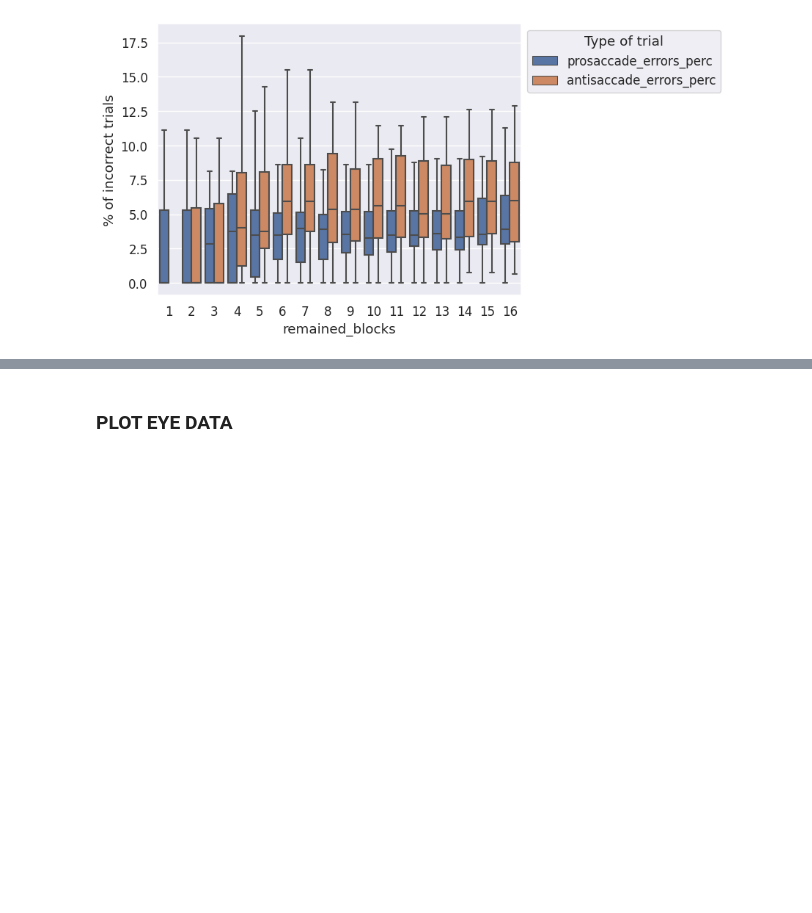
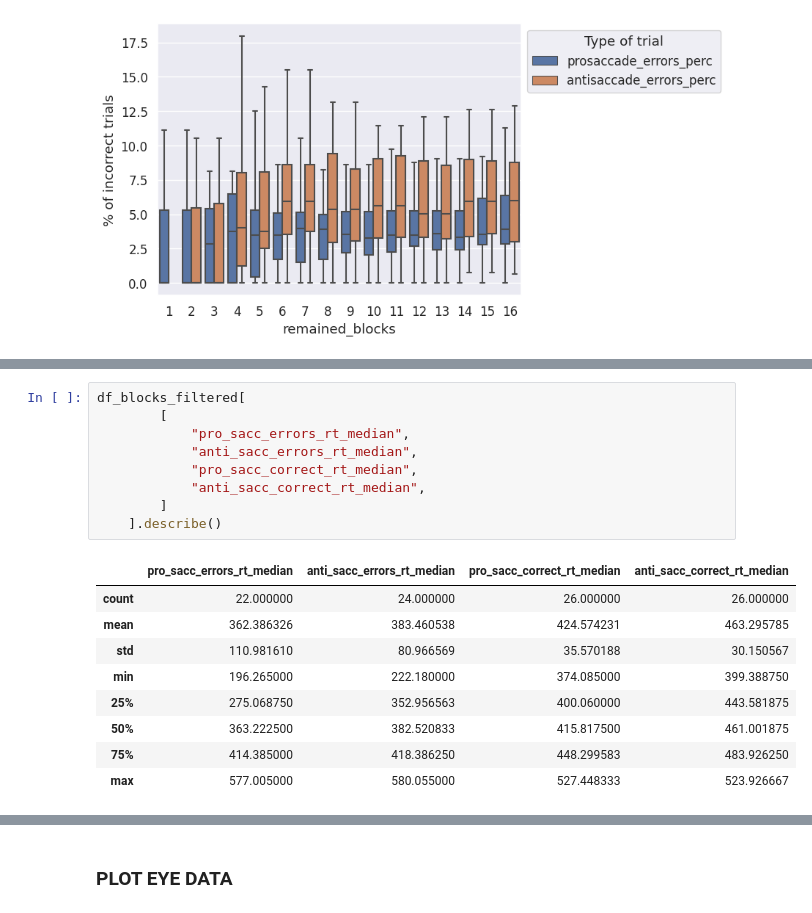
Before and after one commit to GEJ1/et_webcam_experiments, a Jupyter notebook: antisaccade_experiment/antisaccades_analysis.ipynb, the cells around one changed output, grey strips where cells are left out. Cells and saved outputs as stored; diff of their text form; blank space fills up the shorter version.

```diff
--- a/antisaccade_experiment/antisaccades_analysis.ipynb
+++ b/antisaccade_experiment/antisaccades_analysis.ipynb
@@ -1305,3 +1296,22 @@ df_blocks_filtered.describe()
 | 50% | 2.000000 | 2.000000 | 4.000000 | 57.000000 | 75.500000 | ... |
 | 75% | 4.000000 | 3.000000 | 6.000000 | 58.000000 | 78.000000 | ... |
 | max | 8.000000 | 5.000000 | 10.000000 | 59.000000 | 80.000000 | ... |
+# %%
+df_blocks_filtered[
+        [
+            "pro_sacc_errors_rt_median",
+            "anti_sacc_errors_rt_median",
+            "pro_sacc_correct_rt_median",
+            "anti_sacc_correct_rt_median",
+        ]
+    ].describe()
+# %% [output]
+|  | pro_sacc_errors_rt_median | anti_sacc_errors_rt_median | pro_sacc_correct_rt_median | anti_sacc_correct_rt_median |
+| count | 22.000000 | 24.000000 | 26.000000 | 26.000000 |
+| mean | 362.386326 | 383.460538 | 424.574231 | 463.295785 |
+| std | 110.981610 | 80.966569 | 35.570188 | 30.150567 |
+| min | 196.265000 | 222.180000 | 374.085000 | 399.388750 |
+| 25% | 275.068750 | 352.956563 | 400.060000 | 443.581875 |
+| 50% | 363.222500 | 382.520833 | 415.817500 | 461.001875 |
+| 75% | 414.385000 | 418.386250 | 448.299583 | 483.926250 |
+| max | 577.005000 | 580.055000 | 527.448333 | 523.926667 |
```
Also changed, not shown: parts of 3 cells of this notebook.
